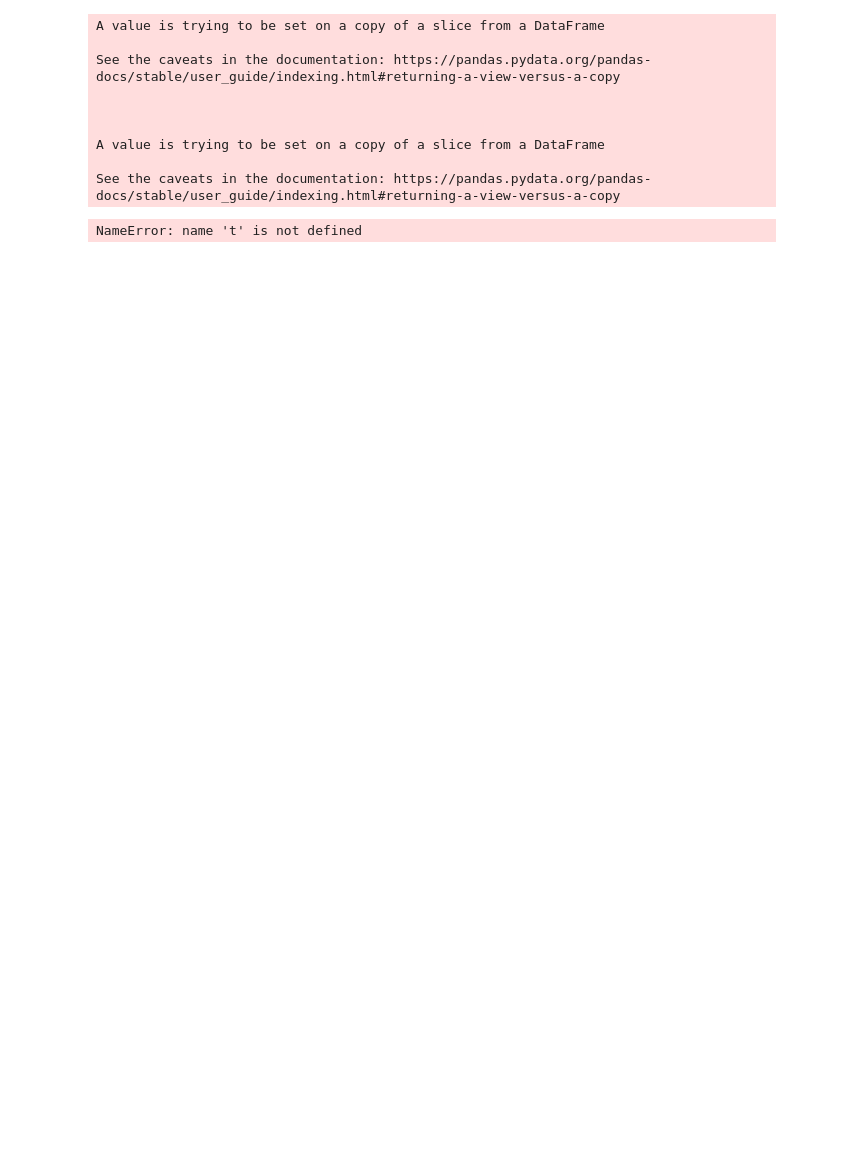
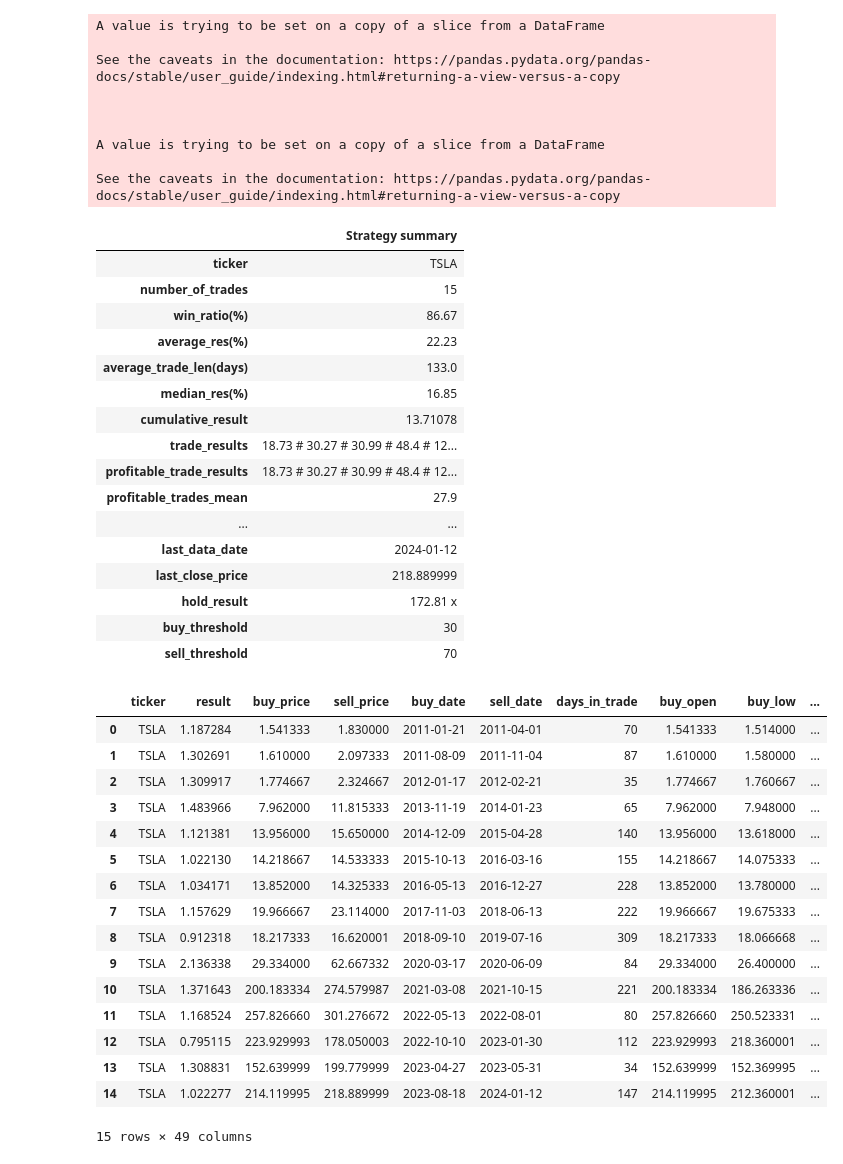
Before and after one commit to misrori/goldhand, a Jupyter notebook: goldhand/examples/generate_pictures.ipynb, the cells around one changed output. Cells and saved outputs as stored; diff of their text form; code cells hidden in the pictures; blank space fills up the shorter version.

```diff
--- a/goldhand/examples/generate_pictures.ipynb
+++ b/goldhand/examples/generate_pictures.ipynb
@@ -42,9 +37,44 @@ p.write_image("../../img/goldhandline_plot.png")
 # %%
 ticker= 'TSLA'
 
 data = GoldHand(ticker).df
 
-# backtest
 backtest = Backtest( data, rsi_strategy, plot_title=tw.get_plotly_title(ticker),  buy_threshold=30, sell_threshold=70)
+backtest.summarize_strategy()
+p = backtest.show_trades()
+p.write_image("../../img/backtest_plot.png")
 # %% [output]
+|  | Strategy summary |
+| ticker | TSLA |
+| number_of_trades | 15 |
+| win_ratio(%) | 86.67 |
+| average_res(%) | 22.23 |
+| average_trade_len(days) | 133.0 |
+| median_res(%) | 16.85 |
+| cumulative_result | 13.71078 |
+| trade_results | 18.73 # 30.27 # 30.99 # 48.4 # 12... |
+| profitable_trade_results | 18.73 # 30.27 # 30.99 # 48.4 # 12... |
+| profitable_trades_mean | 27.9 |
+| ... | ... |
+| last_data_date | 2024-01-12 |
+| last_close_price | 218.889999 |
+| hold_result | 172.81 x |
+| buy_threshold | 30 |
+| sell_threshold | 70 |
+|  | ticker | result | buy_price | sell_price | buy_date | sell_date | days_in_trade | buy_open | buy_low | ... |
+| 0 | TSLA | 1.187284 | 1.541333 | 1.830000 | 2011-01-21 | 2011-04-01 | 70 | 1.541333 | 1.514000 | ... |
+| 1 | TSLA | 1.302691 | 1.610000 | 2.097333 | 2011-08-09 | 2011-11-04 | 87 | 1.610000 | 1.580000 | ... |
+| 2 | TSLA | 1.309917 | 1.774667 | 2.324667 | 2012-01-17 | 2012-02-21 | 35 | 1.774667 | 1.760667 | ... |
+| 3 | TSLA | 1.483966 | 7.962000 | 11.815333 | 2013-11-19 | 2014-01-23 | 65 | 7.962000 | 7.948000 | ... |
+| 4 | TSLA | 1.121381 | 13.956000 | 15.650000 | 2014-12-09 | 2015-04-28 | 140 | 13.956000 | 13.618000 | ... |
+| 5 | TSLA | 1.022130 | 14.218667 | 14.533333 | 2015-10-13 | 2016-03-16 | 155 | 14.218667 | 14.075333 | ... |
+| 6 | TSLA | 1.034171 | 13.852000 | 14.325333 | 2016-05-13 | 2016-12-27 | 228 | 13.852000 | 13.780000 | ... |
+| 7 | TSLA | 1.157629 | 19.966667 | 23.114000 | 2017-11-03 | 2018-06-13 | 222 | 19.966667 | 19.675333 | ... |
+| 8 | TSLA | 0.912318 | 18.217333 | 16.620001 | 2018-09-10 | 2019-07-16 | 309 | 18.217333 | 18.066668 | ... |
+| 9 | TSLA | 2.136338 | 29.334000 | 62.667332 | 2020-03-17 | 2020-06-09 | 84 | 29.334000 | 26.400000 | ... |
+| 10 | TSLA | 1.371643 | 200.183334 | 274.579987 | 2021-03-08 | 2021-10-15 | 221 | 200.183334 | 186.263336 | ... |
+| 11 | TSLA | 1.168524 | 257.826660 | 301.276672 | 2022-05-13 | 2022-08-01 | 80 | 257.826660 | 250.523331 | ... |
+| 12 | TSLA | 0.795115 | 223.929993 | 178.050003 | 2022-10-10 | 2023-01-30 | 112 | 223.929993 | 218.360001 | ... |
+| 13 | TSLA | 1.308831 | 152.639999 | 199.779999 | 2023-04-27 | 2023-05-31 | 34 | 152.639999 | 152.369995 | ... |
+| 14 | TSLA | 1.022277 | 214.119995 | 218.889999 | 2023-08-18 | 2024-01-12 | 147 | 214.119995 | 212.360001 | ... |
-NameError: name 't' is not defined
+15 rows × 49 columns
```
Also changed, not shown: parts of 7 cells of this notebook, 1 other file.
